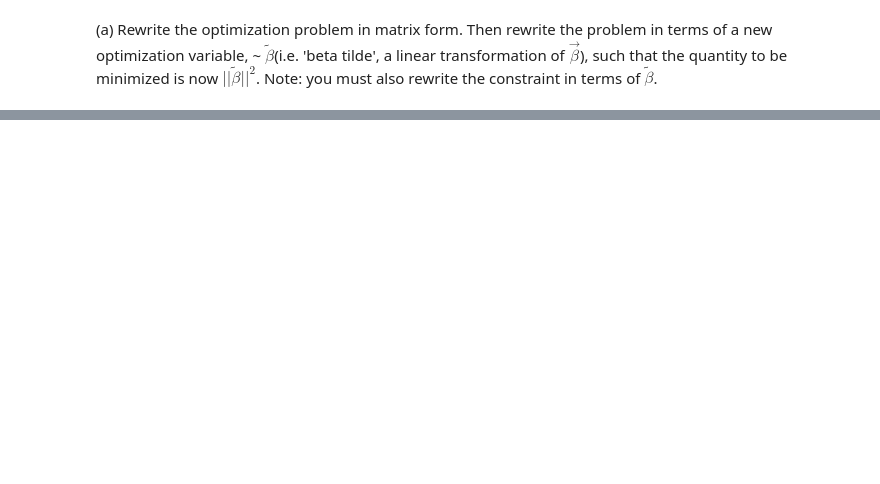
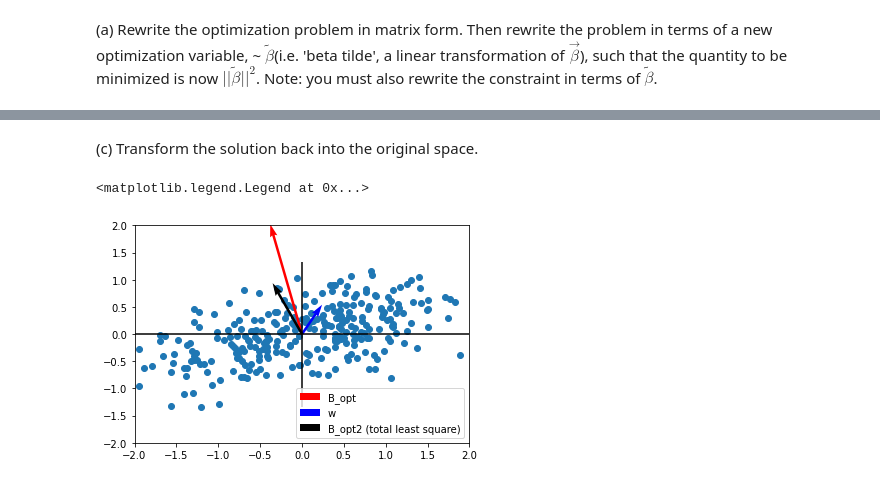
Before and after one commit to AkihitoM/Final-Project, a Jupyter notebook: Final_Project.ipynb, the cells around one changed output, grey strips where cells are left out. Drawn from its saved outputs; the diff is of its cells as text; code cells hidden in the pictures; blank space fills up the shorter version.

```diff
--- a/Final_Project.ipynb
+++ b/Final_Project.ipynb
@@ -350,0 +461,18 @@ a new optimization variable, ~ $\tilde{\beta}$(i.e. 'beta tilde', a linear trans
+# %% [markdown]
+(c) Transform the solution back into the original space.
+# %%
+B_opt=vh@S_star_inv@B_opt_hat
+# solve for total least square (|u|=1)
+B_opt2=vh[:,1];
+plt.figure()
+plt.scatter(DataQ3['data'][:,0],DataQ3['data'][:,1])
+plt.hlines(0, -max(abs(DataQ3['data'][:,0])), max(abs(DataQ3['data'][:,0])))
+plt.vlines(0,-max(abs(DataQ3['data'][:,1])), max(abs(DataQ3['data'][:,1])))
+plt.quiver(0,0,B_opt[0],B_opt[1],color='r',label='B_opt',angles='xy', scale_units='xy', scale=1)
+plt.quiver(0,0,w[0],w[1],color='b',label='w',angles='xy', scale_units='xy', scale=1)
+plt.quiver(0,0,B_opt2[0],B_opt2[1],color='k',label='B_opt2 (total least square)',angles='xy', scale_units='xy', scale=1)
+plt.axis([-2, 2, -2, 2])
+plt.legend()
+# %% [output]
+<matplotlib.legend.Legend at 0x...>
+[figure, added]
```
Also changed, not shown: parts of 77 cells of this notebook.
